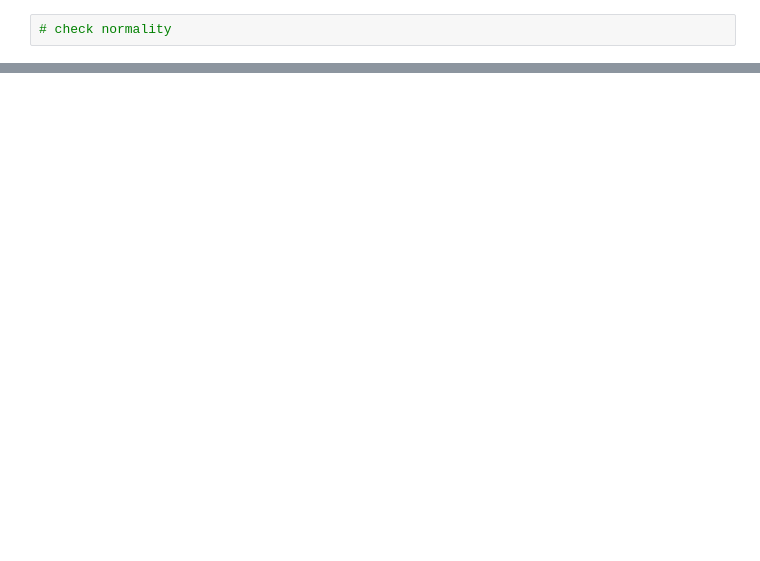
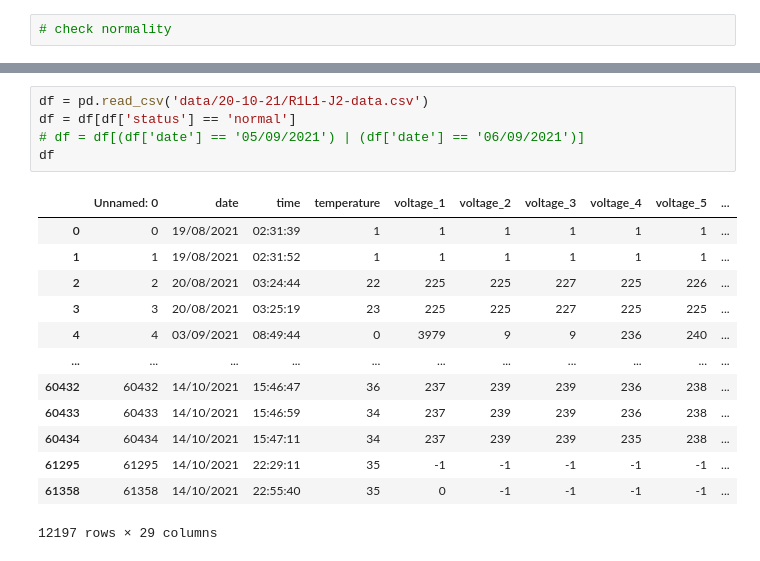
Before and after one commit to kimlolipop/stat-predictive, a Jupyter notebook: stat.ipynb, the cells around one changed output, grey strips where cells are left out. Cells and saved outputs as stored; diff of their text form; blank space fills up the shorter version.

```diff
--- a/stat.ipynb
+++ b/stat.ipynb
@@ -442,0 +516,19 @@ not balance
+# %%
+df = pd.read_csv('data/20-10-21/R1L1-J2-data.csv')
+df = df[df['status'] == 'normal']
+# df = df[(df['date'] == '05/09/2021') | (df['date'] == '06/09/2021')]
+df
+# %% [output]
+|  | Unnamed: 0 | date | time | temperature | voltage_1 | voltage_2 | voltage_3 | voltage_4 | voltage_5 | ... |
+| 0 | 0 | 19/08/2021 | 02:31:39 | 1 | 1 | 1 | 1 | 1 | 1 | ... |
+| 1 | 1 | 19/08/2021 | 02:31:52 | 1 | 1 | 1 | 1 | 1 | 1 | ... |
+| 2 | 2 | 20/08/2021 | 03:24:44 | 22 | 225 | 225 | 227 | 225 | 226 | ... |
+| 3 | 3 | 20/08/2021 | 03:25:19 | 23 | 225 | 225 | 227 | 225 | 225 | ... |
+| 4 | 4 | 03/09/2021 | 08:49:44 | 0 | 3979 | 9 | 9 | 236 | 240 | ... |
+| ... | ... | ... | ... | ... | ... | ... | ... | ... | ... | ... |
+| 60432 | 60432 | 14/10/2021 | 15:46:47 | 36 | 237 | 239 | 239 | 236 | 238 | ... |
+| 60433 | 60433 | 14/10/2021 | 15:46:59 | 34 | 237 | 239 | 239 | 236 | 238 | ... |
+| 60434 | 60434 | 14/10/2021 | 15:47:11 | 34 | 237 | 239 | 239 | 235 | 238 | ... |
+| 61295 | 61295 | 14/10/2021 | 22:29:11 | 35 | -1 | -1 | -1 | -1 | -1 | ... |
+| 61358 | 61358 | 14/10/2021 | 22:55:40 | 35 | 0 | -1 | -1 | -1 | -1 | ... |
+12197 rows × 29 columns
```
Also changed, not shown: parts of 12 cells of this notebook, 3 other files.
